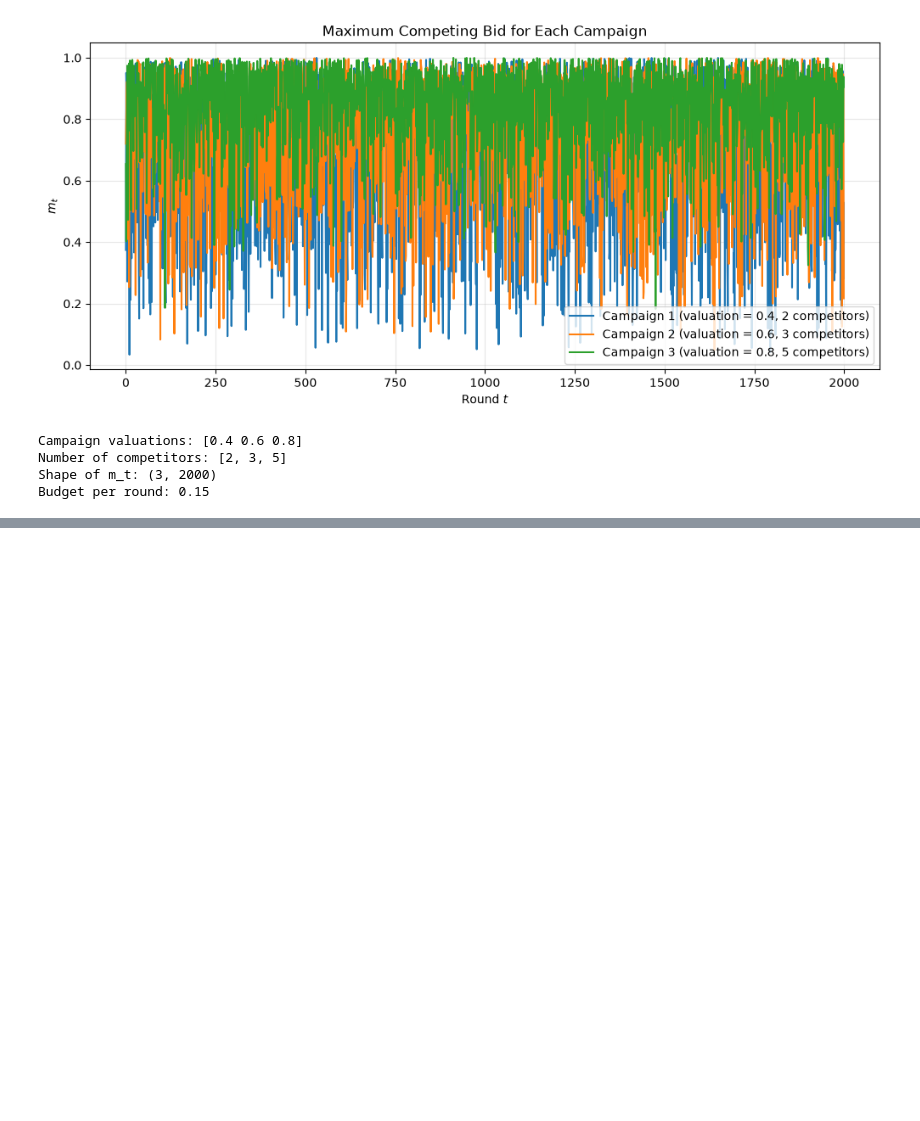
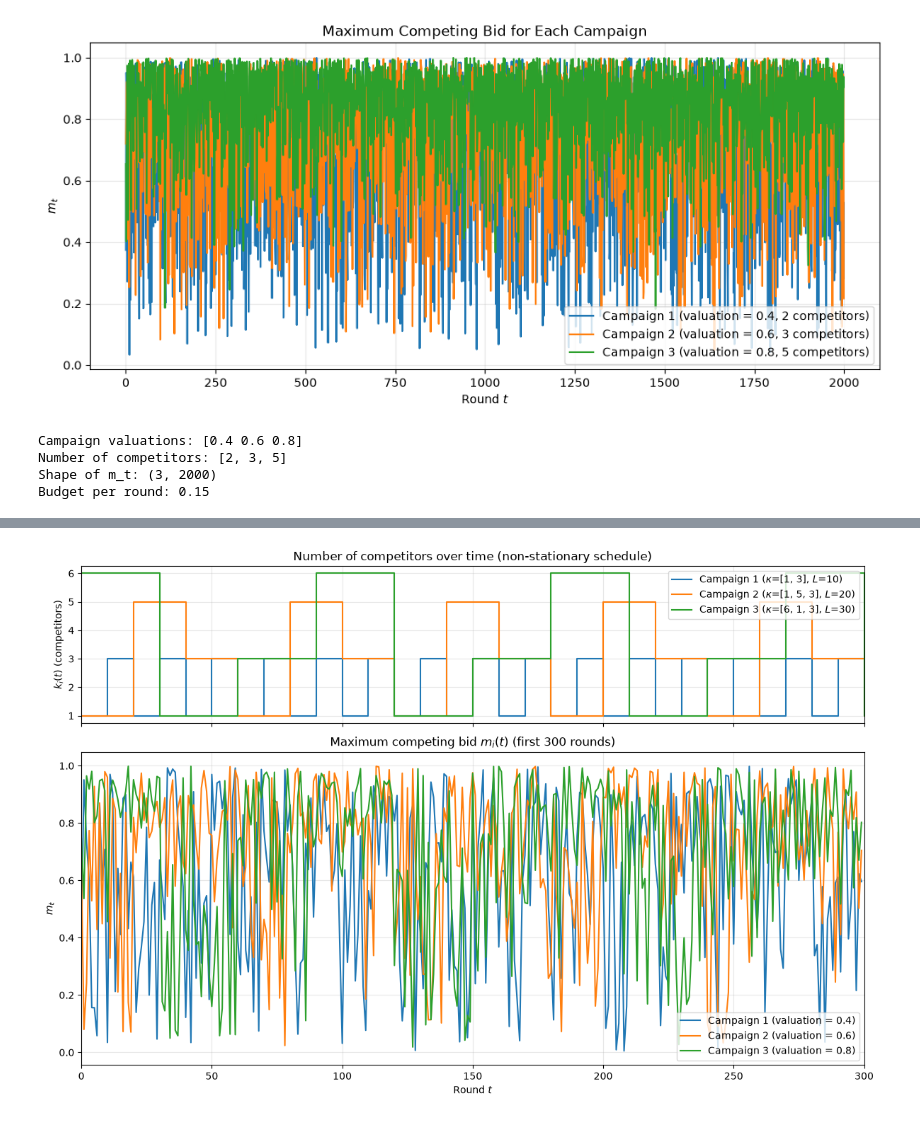
Before and after one commit to poligregni/OnlineLearningApplications2026, a Jupyter notebook: requirement_3.ipynb, the cells around one changed output, grey strips where cells are left out. Drawn from its saved outputs; the diff is of its cells as text; code cells hidden in the pictures; blank space fills up the shorter version.

```diff
--- a/requirement_3.ipynb
+++ b/requirement_3.ipynb
@@ -73,0 +243,34 @@ Budget per round: 0.15
+# %%
+# ---------------- Plot ----------------
+fig, axes = plt.subplots(2, 1, figsize=(12, 8), sharex=True,
+                         gridspec_kw={"height_ratios": [1, 2]})
+
+# Top: the schedule k_i(t) that drives the distribution
+for campaign in range(n_campaigns):
+    axes[0].step(
+        t, n_competitors_t[campaign], where="post",
+        label=f"Campaign {campaign + 1} ($\\kappa$={kappa[campaign]}, $L$={L[campaign]})"
+    )
+axes[0].set_ylabel("$k_i(t)$ (competitors)")
+axes[0].set_title("Number of competitors over time (non-stationary schedule)")
+axes[0].legend(loc="upper right")
+axes[0].grid(alpha=0.3)
+
+# Bottom: realised highest competing bid, zoomed so the regimes are visible
+zoom = 300
+for campaign in range(n_campaigns):
+    axes[1].plot(
+        t[:zoom], m_t[campaign, :zoom],
+        label=f"Campaign {campaign + 1} (valuation = {my_valuations[campaign]})"
+    )
+axes[1].set_title(f"Maximum competing bid $m_i(t)$ (first {zoom} rounds)")
+axes[1].set_xlabel("Round $t$")
+axes[1].set_ylabel("$m_t$")
+axes[1].set_xlim(0, zoom)
+axes[1].legend(loc="lower right")
+axes[1].grid(alpha=0.3)
+
+plt.tight_layout()
+plt.show()
+# %% [output]
+[figure, added]
```
Also changed, not shown: parts of 7 cells of this notebook.
